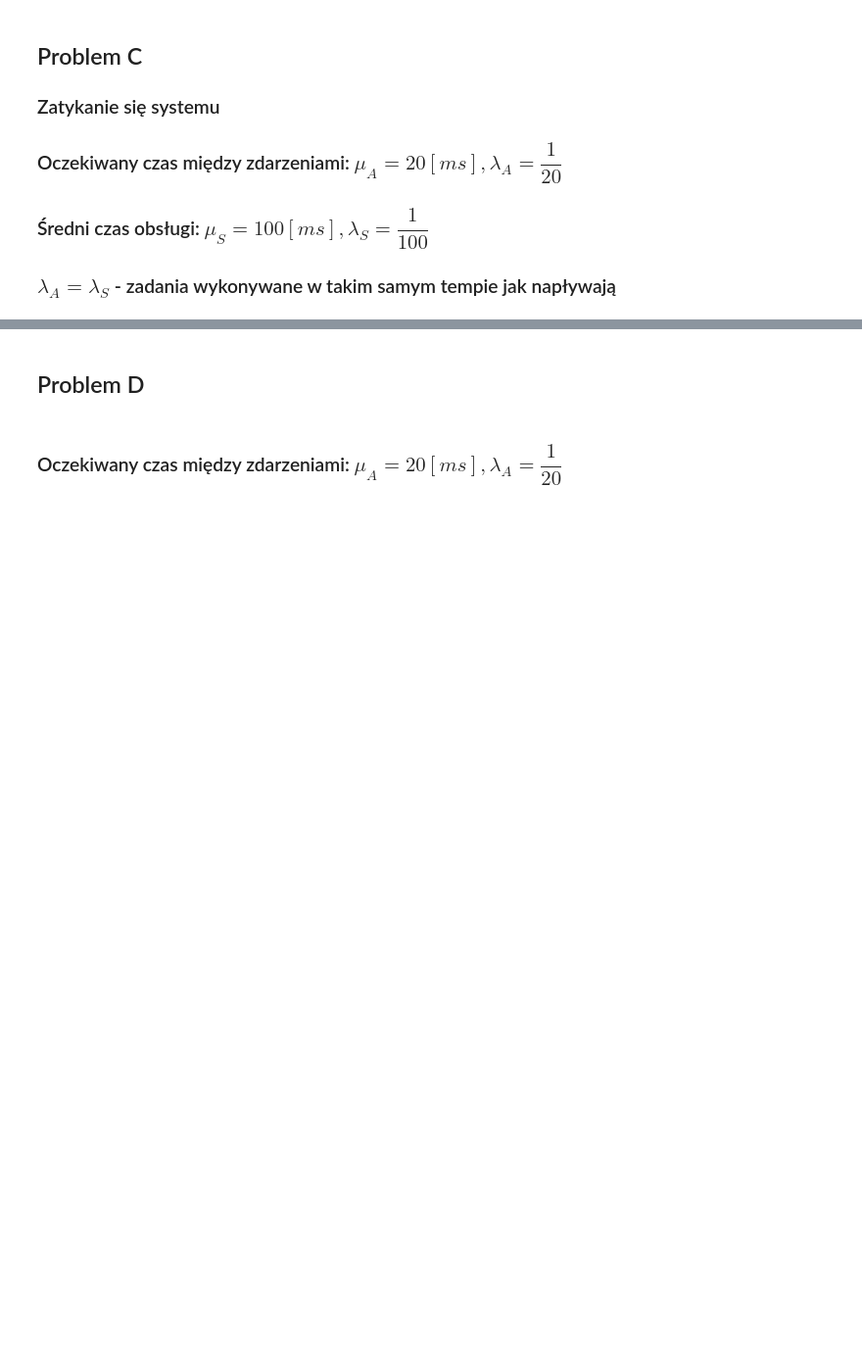
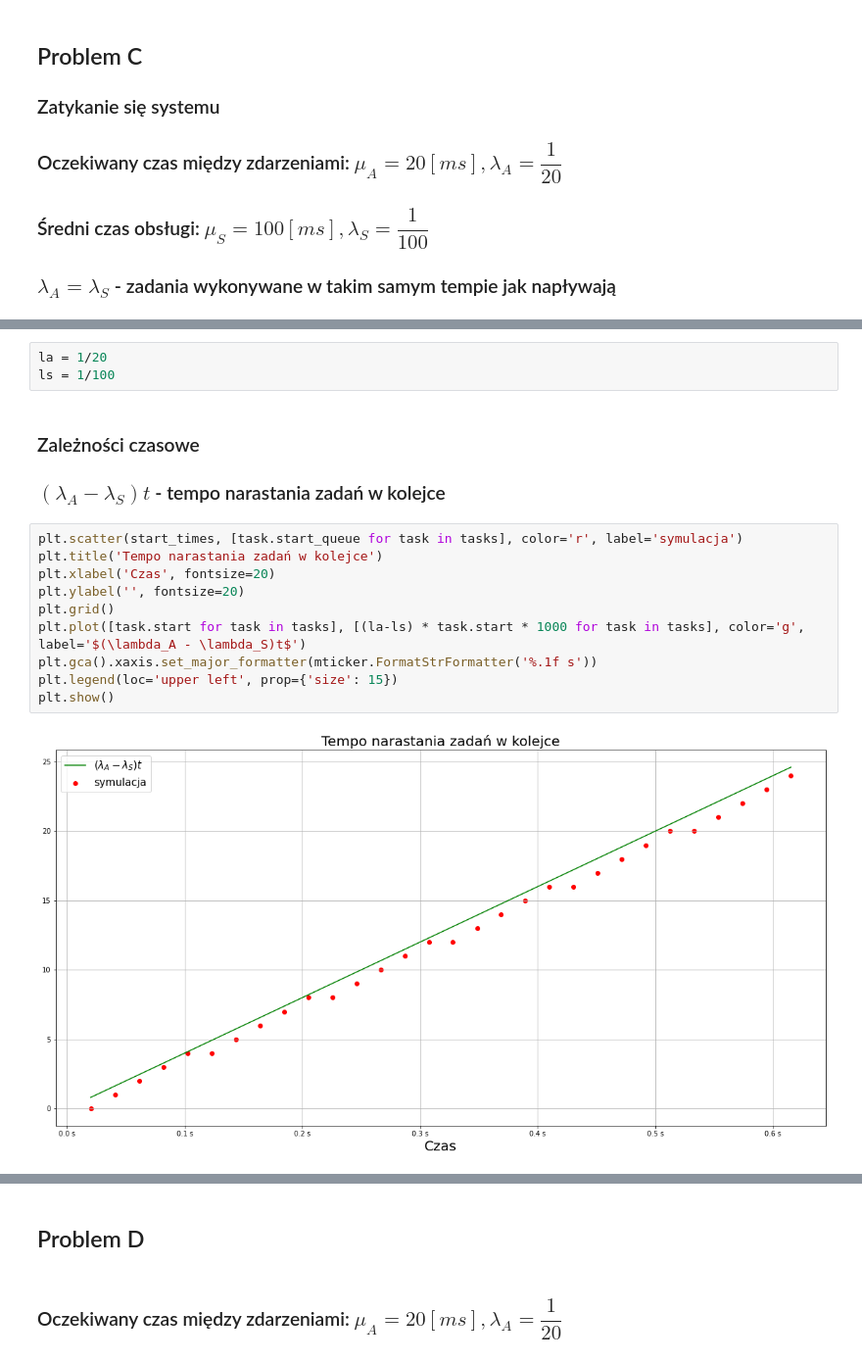
Before and after one commit to ulmii/statistical-methods, a Jupyter notebook: 3.ipynb, the cells around one changed output, grey strips where cells are left out. Shown at 98% size. Drawn from its saved outputs; the diff is of its cells as text; blank space fills up the shorter version.

```diff
--- a/3.ipynb
+++ b/3.ipynb
@@ -252,0 +254,18 @@ plot_wait(tasks)
+# %%
+la = 1/20
+ls = 1/100
+# %% [markdown]
+### Zależności czasowe
+### $(\lambda_A - \lambda_S)t$ - tempo narastania zadań w kolejce
+# %%
+plt.scatter(start_times, [task.start_queue for task in tasks], color='r', label='symulacja')
+plt.title('Tempo narastania zadań w kolejce')
+plt.xlabel('Czas', fontsize=20)
+plt.ylabel('', fontsize=20)
+plt.grid()
+plt.plot([task.start for task in tasks], [(la-ls) * task.start * 1000 for task in tasks], color='g', label='$(\lambda_A - \lambda_S)t$')
+plt.gca().xaxis.set_major_formatter(mticker.FormatStrFormatter('%.1f s'))
+plt.legend(loc='upper left', prop={'size': 15})
+plt.show()
+# %% [output]
+[figure, added]
```
Also changed, not shown: parts of 8 cells of this notebook.
